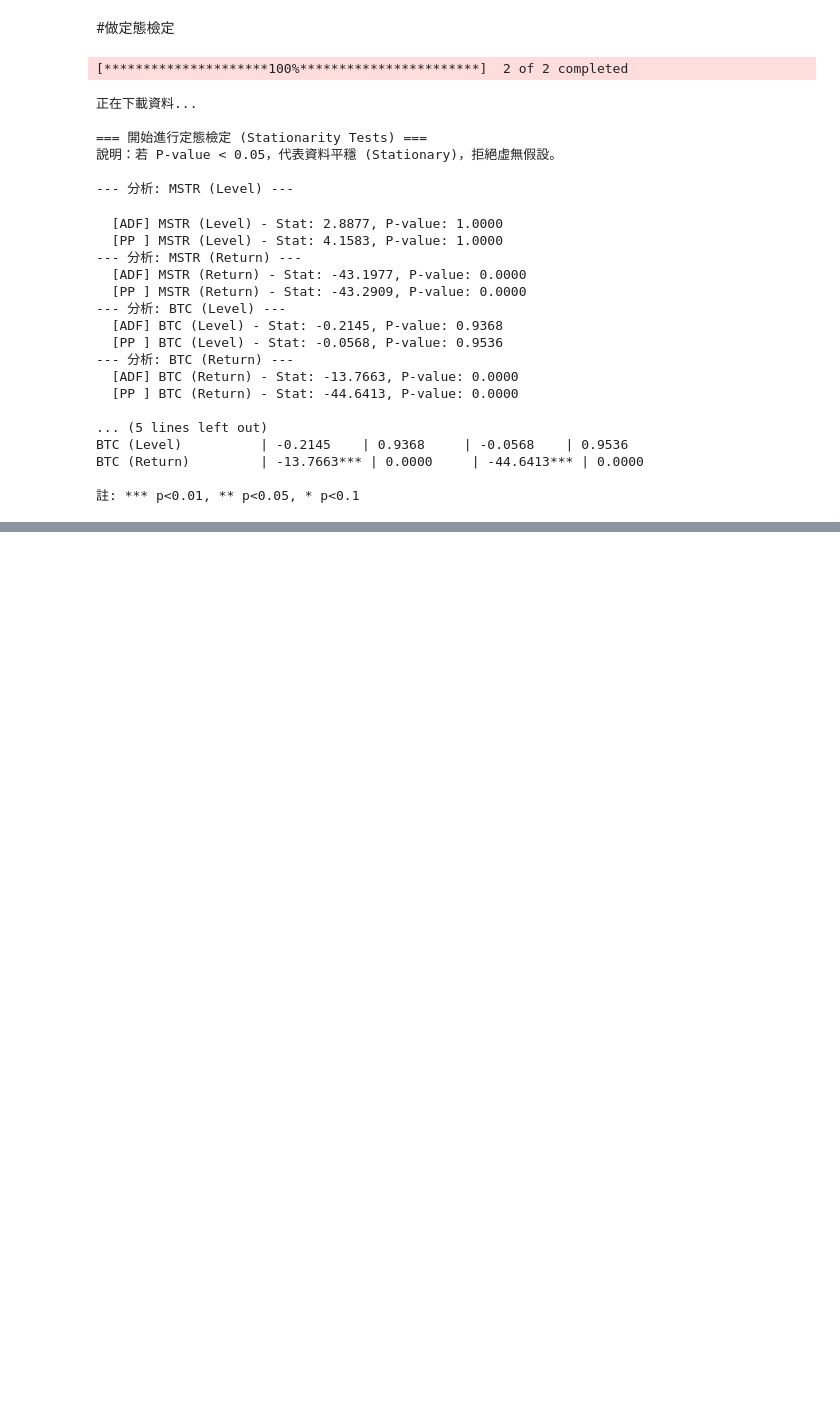
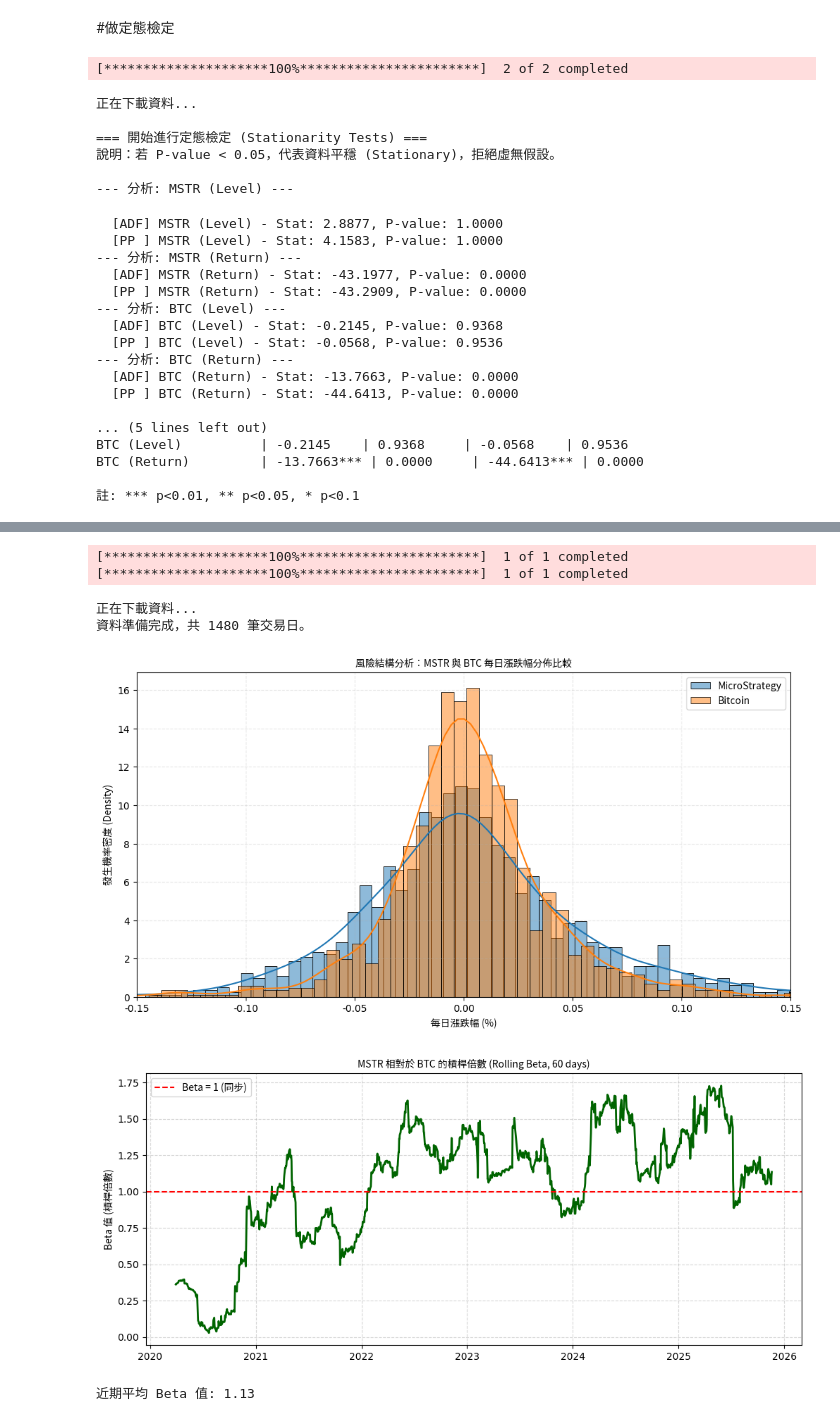
Before and after one commit to HackerJacky/Crypto-quantitative-analysis, a Jupyter notebook: crypto.ipynb, the cells around one changed output, grey strips where cells are left out. Cells and saved outputs as stored; diff of their text form; code cells hidden in the pictures; blank space fills up the shorter version.

```diff
--- a/crypto.ipynb
+++ b/crypto.ipynb
@@ -322,0 +712,73 @@ BTC (Return)         | -13.7663*** | 0.0000     | -44.6413*** | 0.0000
+# %%
+import yfinance as yf
+import pandas as pd
+import matplotlib.pyplot as plt
+import seaborn as sns
+
+# ---------------------------------------------------------
+# 1. 重新準備資料 (確保 df_analysis 存在)
+# ---------------------------------------------------------
+start = '2020-01-01'
+end = '2025-11-20'
+
+print("正在下載資料...")
+BTC = yf.download('BTC-USD', start=start, end=end)['Close'].ffill().dropna()
+Micro = yf.download('MSTR', start=start, end=end)['Close'].ffill().dropna()
+
+# 合併兩者，使用 'inner' join 去除週末 (只保留共同交易日)
+df_analysis = pd.concat([BTC, Micro], axis=1, join='inner')
+df_analysis.columns = ['Bitcoin', 'MicroStrategy']
+
+print(f"資料準備完成，共 {len(df_analysis)} 筆交易日。")
+
+# ---------------------------------------------------------
+# 2. 計算每日漲跌幅 & 畫圖
+# ---------------------------------------------------------
+daily_returns = df_analysis.pct_change().dropna()
+
+# 設定中文字型 (確保你有執行過之前的字型設定，若無請忽略 fontproperties 參數)
+# 如果字型報錯，把下面這行 fontproperties=myfont 拿掉即可
+try:
+    font_prop = myfont
+except NameError:
+    font_prop = None # 如果沒設定過字型，就用預設
+
+# === 圖表 A: 波動率分佈直方圖 (Histogram) ===
+plt.figure(figsize=(12, 6))
+sns.histplot(daily_returns['MicroStrategy'], bins=100, color='tab:blue',
+             label='MicroStrategy', kde=True, stat="density", alpha=0.5)
+sns.histplot(daily_returns['Bitcoin'], bins=100, color='tab:orange',
+             label='Bitcoin', kde=True, stat="density", alpha=0.5)
+
+plt.title('風險結構分析：MSTR 與 BTC 每日漲跌幅分佈比較', fontsize=16, fontproperties=font_prop)
+plt.xlabel('每日漲跌幅 (%)', fontproperties=font_prop)
+plt.ylabel('發生機率密度 (Density)', fontproperties=font_prop)
+plt.xlim(-0.15, 0.15)
+plt.legend(prop=font_prop, fontsize=12)
+plt.grid(True, linestyle='--', alpha=0.3)
+plt.show()
+
+# === 圖表 B: 滾動 Beta 值 (Rolling Beta) ===
+window = 60
+rolling_cov = daily_returns['MicroStrategy'].rolling(window=window).cov(daily_returns['Bitcoin'])
+rolling_var = daily_returns['Bitcoin'].rolling(window=window).var()
+rolling_beta = rolling_cov / rolling_var
+
+plt.figure(figsize=(12, 5))
+plt.plot(rolling_beta.index, rolling_beta, color='darkgreen', linewidth=2)
+plt.axhline(y=1, color='red', linestyle='--', label='Beta = 1 (同步)')
+plt.title(f'MSTR 相對於 BTC 的槓桿倍數 (Rolling Beta, {window} days)', fontsize=16, fontproperties=font_prop)
+plt.ylabel('Beta 值 (槓桿倍數)', fontproperties=font_prop)
+plt.legend(prop=font_prop, fontsize=12)
+plt.grid(True, linestyle='--', alpha=0.5)
+plt.show()
+
+print(f"近期平均 Beta 值: {rolling_beta.iloc[-1]:.2f}")
+# %% [output]
+[*********************100%***********************]  1 of 1 completed
+[*********************100%***********************]  1 of 1 completed
+正在下載資料...
+資料準備完成，共 1480 筆交易日。
+[figure, added]
+[figure, added]
+近期平均 Beta 值: 1.13
```
Also changed, not shown: parts of 13 cells of this notebook.
